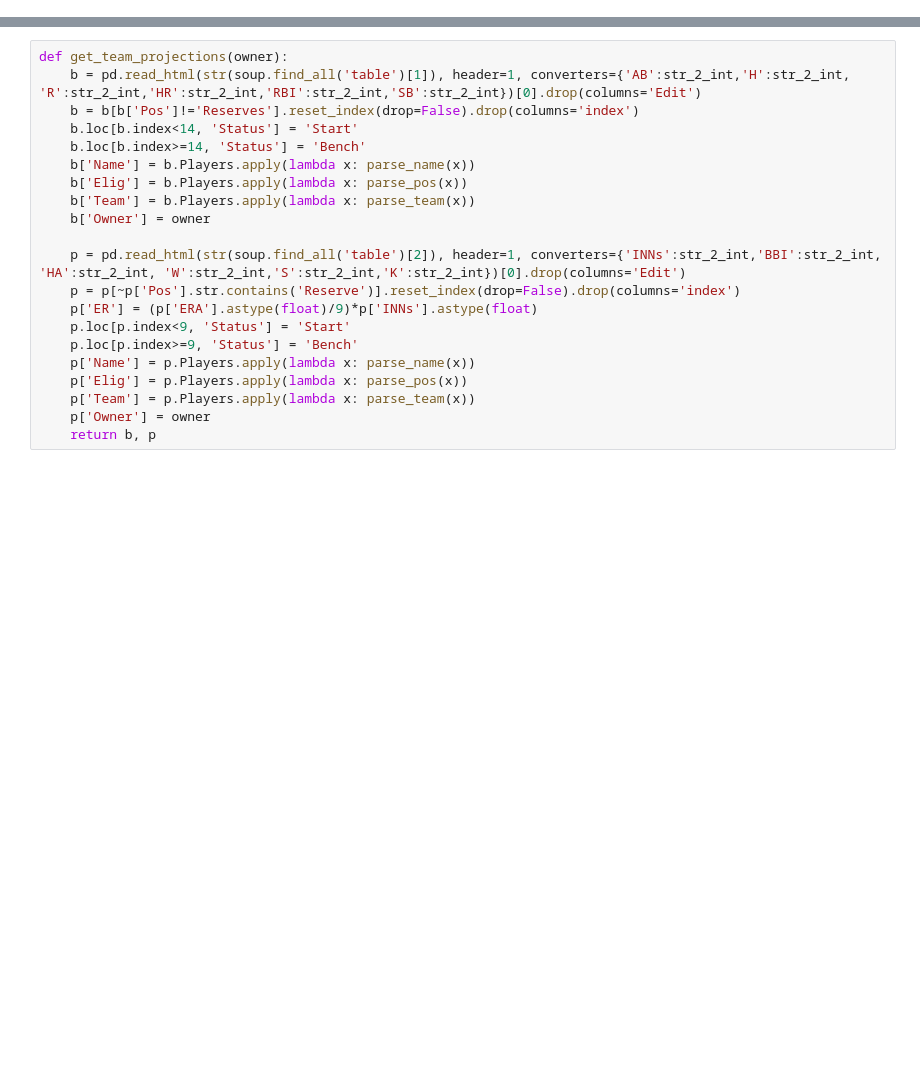
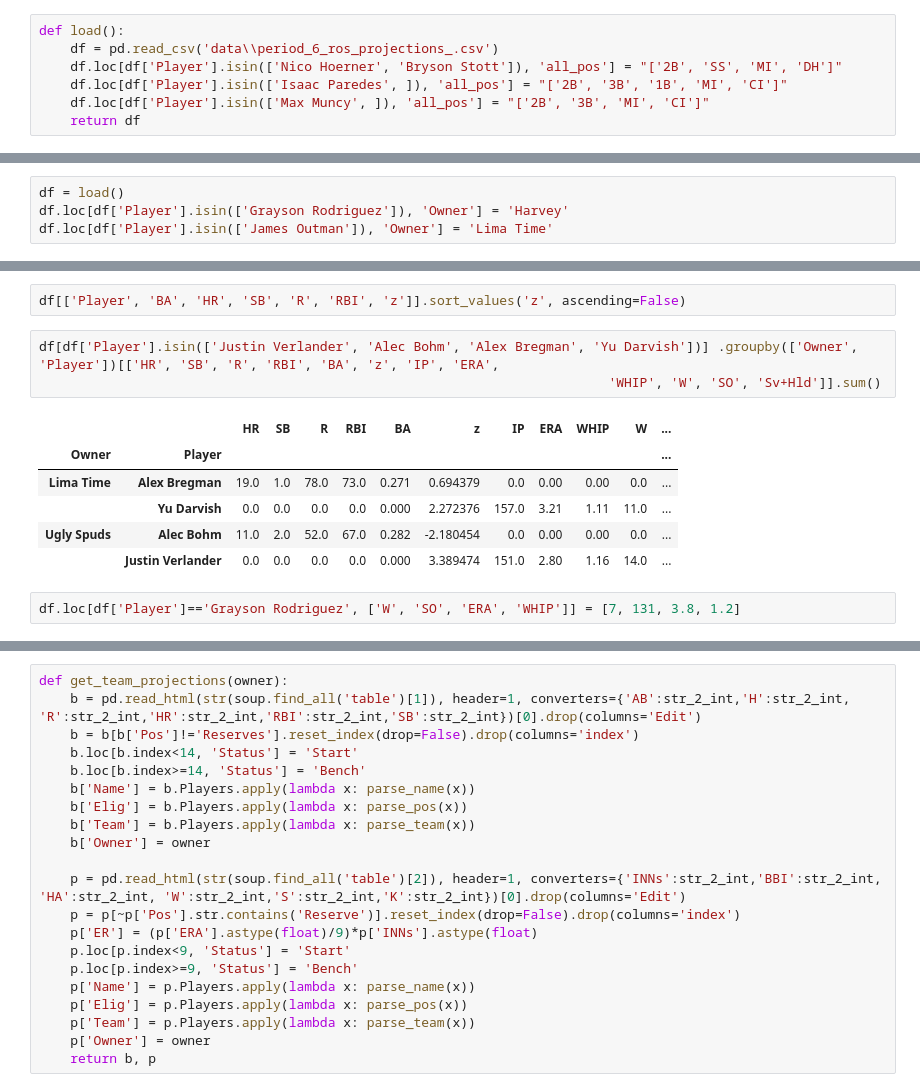
Before and after one commit to haueter19/baseball, a Jupyter notebook: Trade Analyzer.ipynb, the cells around one changed output, grey strips where cells are left out. Drawn from its saved outputs; the diff is of its cells as text; blank space fills up the shorter version.

```diff
--- a/Trade Analyzer.ipynb
+++ b/Trade Analyzer.ipynb
@@ -121,0 +26,7 @@ soup = bs4(html, 'html.parser')
+# %%
+def load():
+    df = pd.read_csv('data\\period_6_ros_projections_.csv')
+    df.loc[df['Player'].isin(['Nico Hoerner', 'Bryson Stott']), 'all_pos'] = "['2B', 'SS', 'MI', 'DH']"
+    df.loc[df['Player'].isin(['Isaac Paredes', ]), 'all_pos'] = "['2B', '3B', '1B', 'MI', 'CI']"
+    df.loc[df['Player'].isin(['Max Muncy', ]), 'all_pos'] = "['2B', '3B', 'MI', 'CI']"
+    return df
@@ -121,0 +167,4 @@ soup = bs4(html, 'html.parser')
+# %%
+df = load()
+df.loc[df['Player'].isin(['Grayson Rodriguez']), 'Owner'] = 'Harvey'
+df.loc[df['Player'].isin(['James Outman']), 'Owner'] = 'Lima Time'
@@ -121,0 +188,14 @@ soup = bs4(html, 'html.parser')
+# %%
+df[['Player', 'BA', 'HR', 'SB', 'R', 'RBI', 'z']].sort_values('z', ascending=False)
+# %%
+df[df['Player'].isin(['Justin Verlander', 'Alec Bohm', 'Alex Bregman', 'Yu Darvish'])] .groupby(['Owner', 'Player'])[['HR', 'SB', 'R', 'RBI', 'BA', 'z', 'IP', 'ERA',
+                                                                         'WHIP', 'W', 'SO', 'Sv+Hld']].sum()
+# %% [output]
+|  |  | HR | SB | R | RBI | BA | z | IP | ERA | WHIP | W | ... |
+| Owner | Player |  |  |  |  |  |  |  |  |  |  | ... |
+| Lima Time | Alex Bregman | 19.0 | 1.0 | 78.0 | 73.0 | 0.271 | 0.694379 | 0.0 | 0.00 | 0.00 | 0.0 | ... |
+|  | Yu Darvish | 0.0 | 0.0 | 0.0 | 0.0 | 0.000 | 2.272376 | 157.0 | 3.21 | 1.11 | 11.0 | ... |
+| Ugly Spuds | Alec Bohm | 11.0 | 2.0 | 52.0 | 67.0 | 0.282 | -2.180454 | 0.0 | 0.00 | 0.00 | 0.0 | ... |
+|  | Justin Verlander | 0.0 | 0.0 | 0.0 | 0.0 | 0.000 | 3.389474 | 151.0 | 2.80 | 1.16 | 14.0 | ... |
+# %%
+df.loc[df['Player']=='Grayson Rodriguez', ['W', 'SO', 'ERA', 'WHIP']] = [7, 131, 3.8, 1.2]
```
Also changed, not shown: parts of 56 cells of this notebook, 3 other files.
